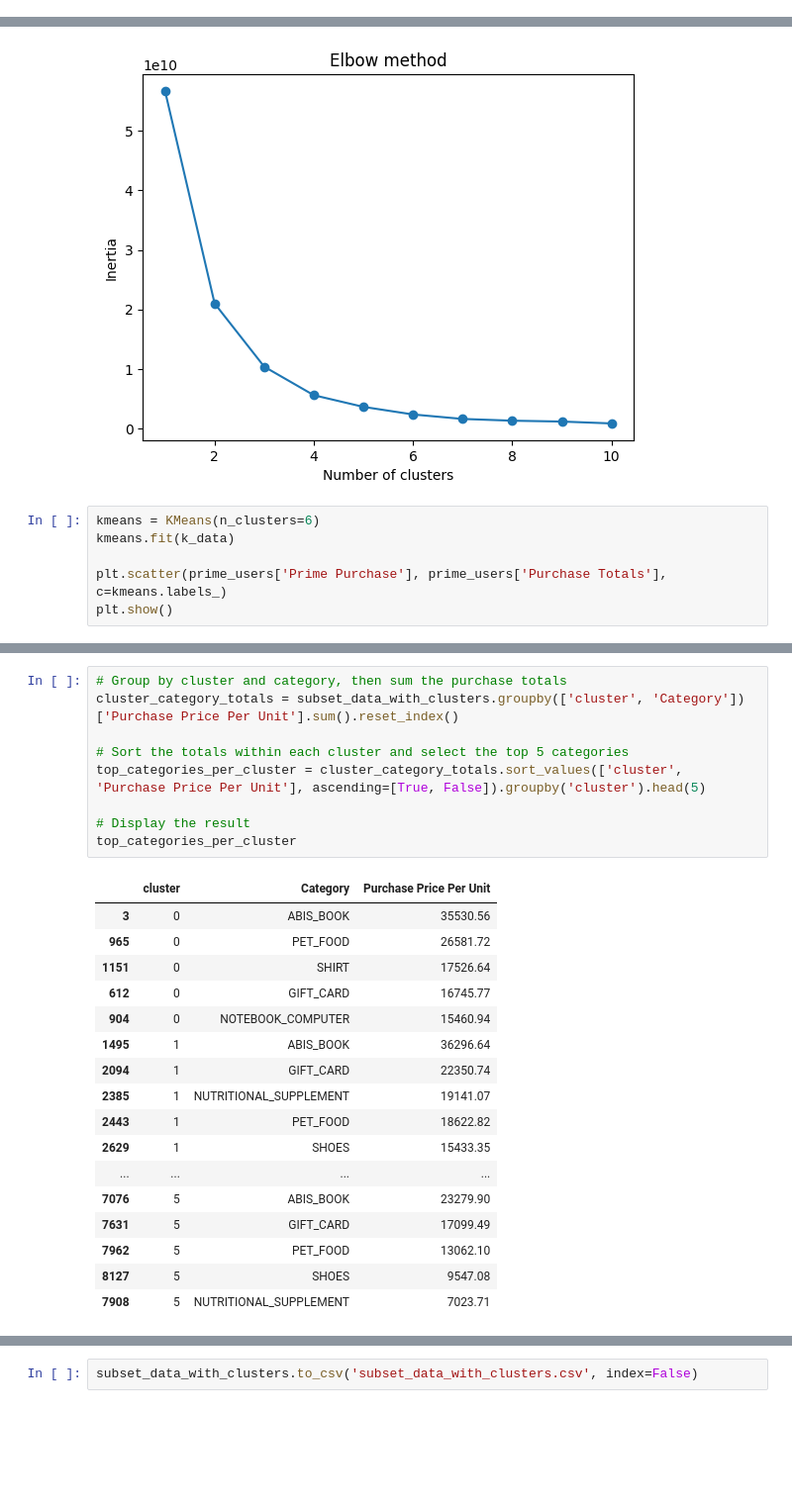
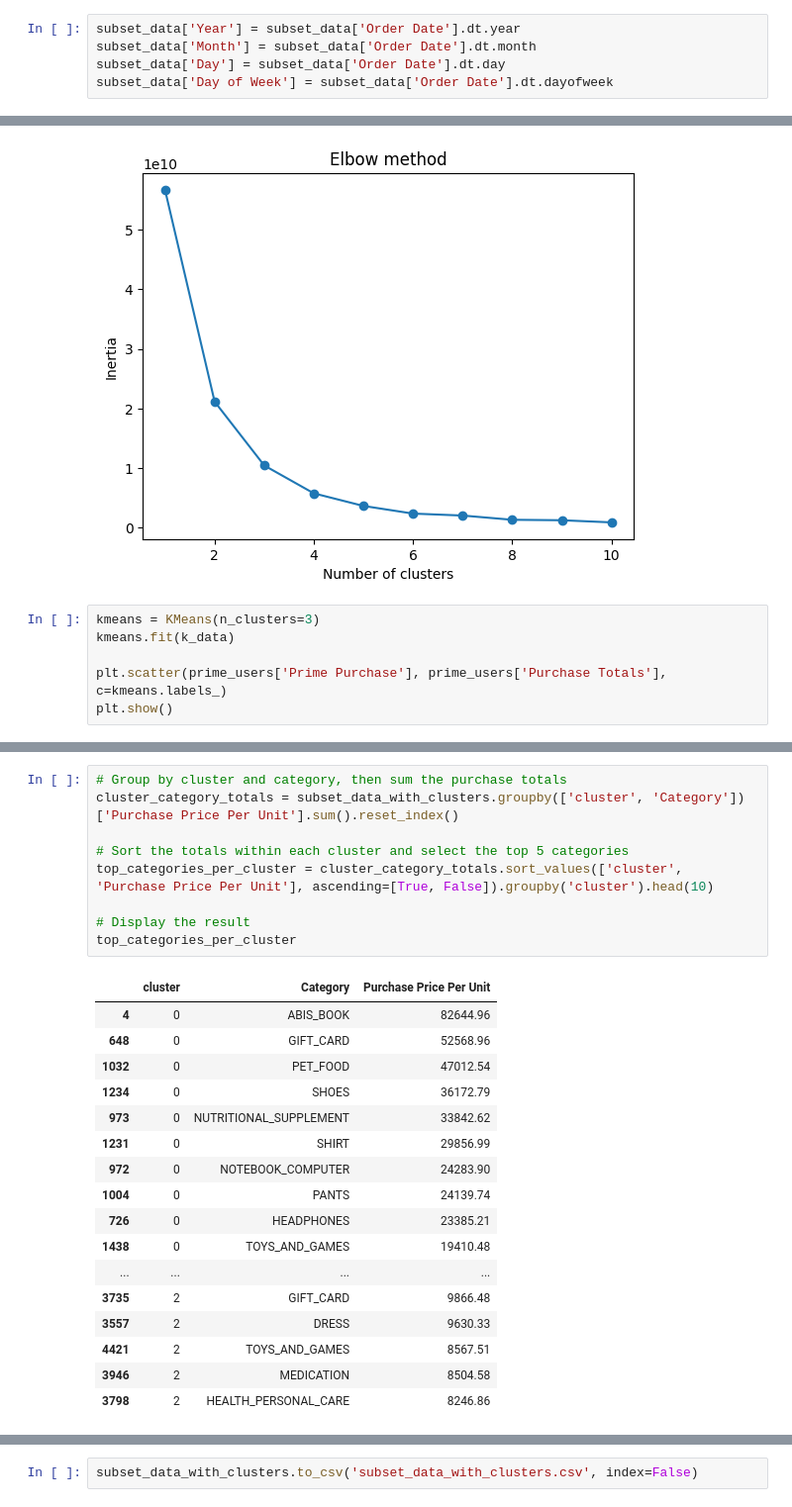
Before and after one commit to oliviermizero/BusinessForecastingProject, a Jupyter notebook: workflow.ipynb, the cells around one changed output, grey strips where cells are left out. Shown at 99% size. Saved outputs shown, nothing was run; the diff lists cells and outputs as text; blank space fills up the shorter version.

```diff
--- a/workflow.ipynb
+++ b/workflow.ipynb
@@ -111,0 +108,5 @@ Timestamp('2023-03-22 00:00:00')
+# %%
+subset_data['Year'] = subset_data['Order Date'].dt.year
+subset_data['Month'] = subset_data['Order Date'].dt.month
+subset_data['Day'] = subset_data['Order Date'].dt.day
+subset_data['Day of Week'] = subset_data['Order Date'].dt.dayofweek
@@ -152,7 +171,7 @@ plt.show()
 # %% [output]
 [figure]
 # %%
-kmeans = KMeans(n_clusters=6)
+kmeans = KMeans(n_clusters=3)
 kmeans.fit(k_data)
 
 plt.scatter(prime_users['Prime Purchase'], prime_users['Purchase Totals'], c=kmeans.labels_)
@@ -207,30 +223,30 @@ subset_data_with_clusters.head()
 # %%
 # Group by cluster and category, then sum the purchase totals
 cluster_category_totals = subset_data_with_clusters.groupby(['cluster', 'Category'])['Purchase Price Per Unit'].sum().reset_index()
 
 # Sort the totals within each cluster and select the top 5 categories
-top_categories_per_cluster = cluster_category_totals.sort_values(['cluster', 'Purchase Price Per Unit'], ascending=[True, False]).groupby('cluster').head(5)
+top_categories_per_cluster = cluster_category_totals.sort_values(['cluster', 'Purchase Price Per Unit'], ascending=[True, False]).groupby('cluster').head(10)
 
 # Display the result
 top_categories_per_cluster
 # %% [output]
 |  | cluster | Category | Purchase Price Per Unit |
-| 3 | 0 | ABIS_BOOK | 35530.56 |
-| 965 | 0 | PET_FOOD | 26581.72 |
-| 1151 | 0 | SHIRT | 17526.64 |
-| 612 | 0 | GIFT_CARD | 16745.77 |
-| 904 | 0 | NOTEBOOK_COMPUTER | 15460.94 |
-| 1495 | 1 | ABIS_BOOK | 36296.64 |
-| 2094 | 1 | GIFT_CARD | 22350.74 |
-| 2385 | 1 | NUTRITIONAL_SUPPLEMENT | 19141.07 |
-| 2443 | 1 | PET_FOOD | 18622.82 |
-| 2629 | 1 | SHOES | 15433.35 |
+| 4 | 0 | ABIS_BOOK | 82644.96 |
+| 648 | 0 | GIFT_CARD | 52568.96 |
+| 1032 | 0 | PET_FOOD | 47012.54 |
+| 1234 | 0 | SHOES | 36172.79 |
+| 973 | 0 | NUTRITIONAL_SUPPLEMENT | 33842.62 |
+| 1231 | 0 | SHIRT | 29856.99 |
+| 972 | 0 | NOTEBOOK_COMPUTER | 24283.90 |
+| 1004 | 0 | PANTS | 24139.74 |
+| 726 | 0 | HEADPHONES | 23385.21 |
+| 1438 | 0 | TOYS_AND_GAMES | 19410.48 |
 | ... | ... | ... | ... |
-| 7076 | 5 | ABIS_BOOK | 23279.90 |
-| 7631 | 5 | GIFT_CARD | 17099.49 |
-| 7962 | 5 | PET_FOOD | 13062.10 |
-| 8127 | 5 | SHOES | 9547.08 |
-| 7908 | 5 | NUTRITIONAL_SUPPLEMENT | 7023.71 |
+| 3735 | 2 | GIFT_CARD | 9866.48 |
+| 3557 | 2 | DRESS | 9630.33 |
+| 4421 | 2 | TOYS_AND_GAMES | 8567.51 |
+| 3946 | 2 | MEDICATION | 8504.58 |
+| 3798 | 2 | HEALTH_PERSONAL_CARE | 8246.86 |
 # %%
 subset_data_with_clusters.shape
 # %% [output]
```
Also changed, not shown: parts of 19 cells of this notebook.
